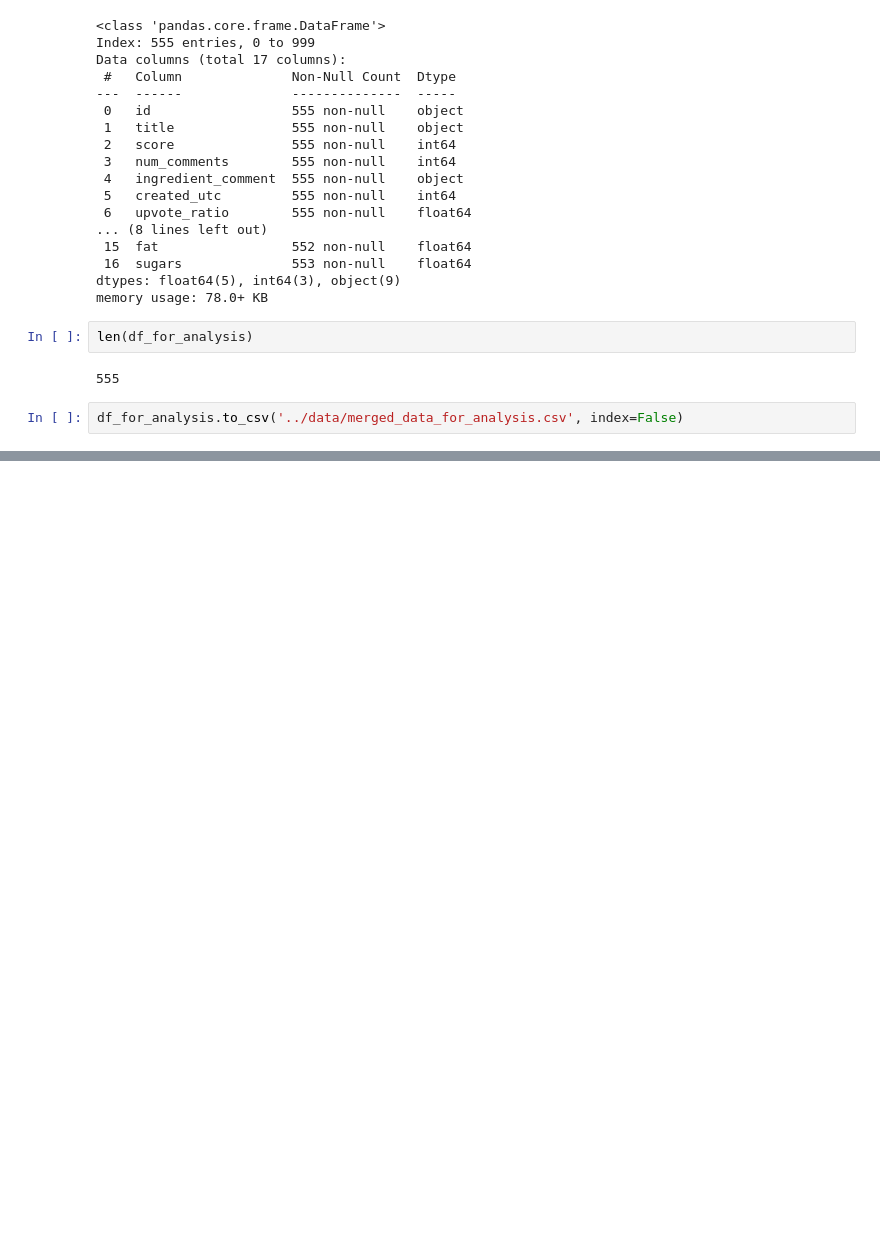
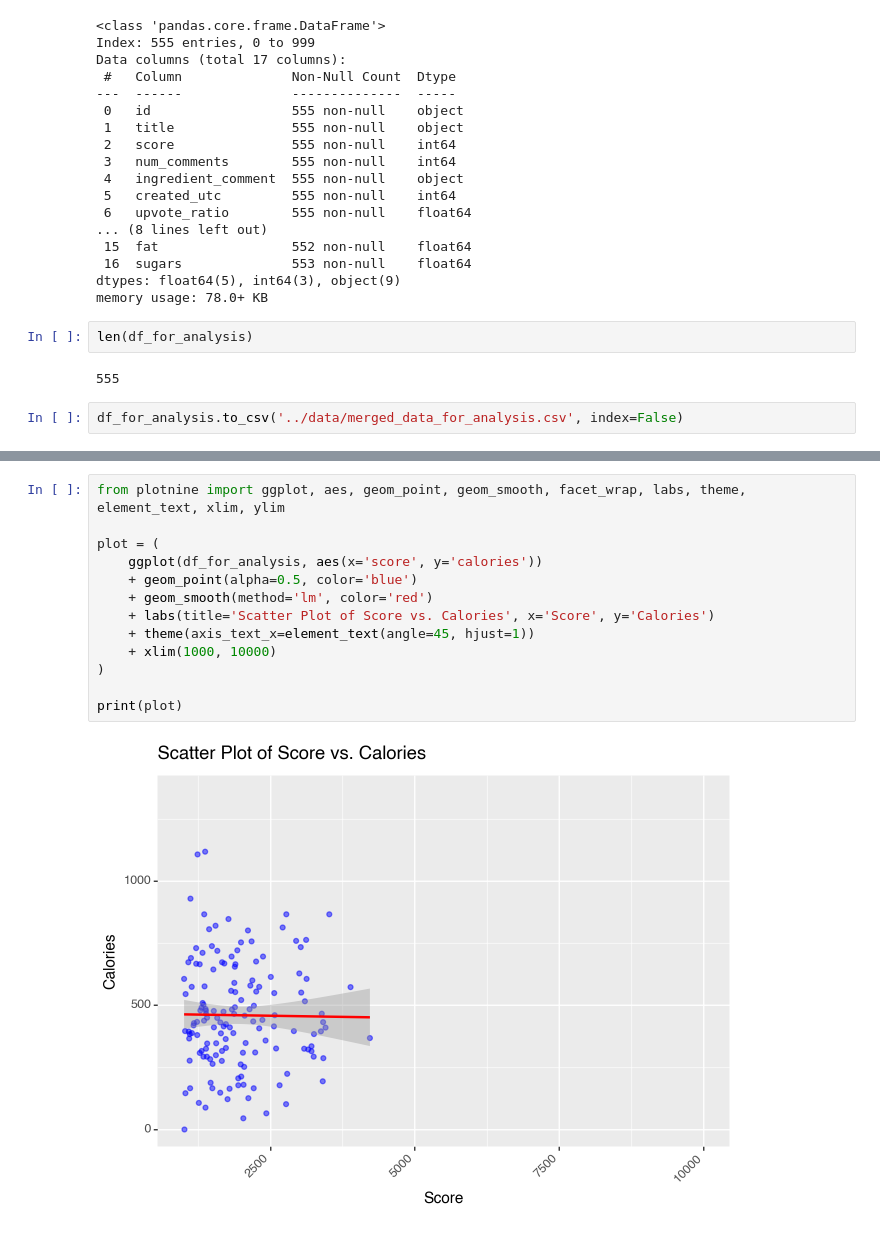
Before and after one commit to lse-ds105/ds105a-project-chadgpt, a Jupyter notebook: notebooks/04 Tests for Cosine Similarity.ipynb, the cells around one changed output, grey strips where cells are left out. Drawn from its saved outputs; the diff is of its cells as text; blank space fills up the shorter version.

```diff
--- a/notebooks/04 Tests for Cosine Similarity.ipynb
+++ b/notebooks/04 Tests for Cosine Similarity.ipynb
@@ -188,0 +215,15 @@ df_for_analysis.to_csv('../data/merged_data_for_analysis.csv', index=False)
+# %%
+from plotnine import ggplot, aes, geom_point, geom_smooth, facet_wrap, labs, theme, element_text, xlim, ylim
+
+plot = (
+    ggplot(df_for_analysis, aes(x='score', y='calories'))
+    + geom_point(alpha=0.5, color='blue')
+    + geom_smooth(method='lm', color='red')
+    + labs(title='Scatter Plot of Score vs. Calories', x='Score', y='Calories')
+    + theme(axis_text_x=element_text(angle=45, hjust=1))
+    + xlim(1000, 10000)
+)
+
+print(plot)
+# %% [output]
+[figure, added]
```
Also changed, not shown: parts of 3 cells of this notebook.
